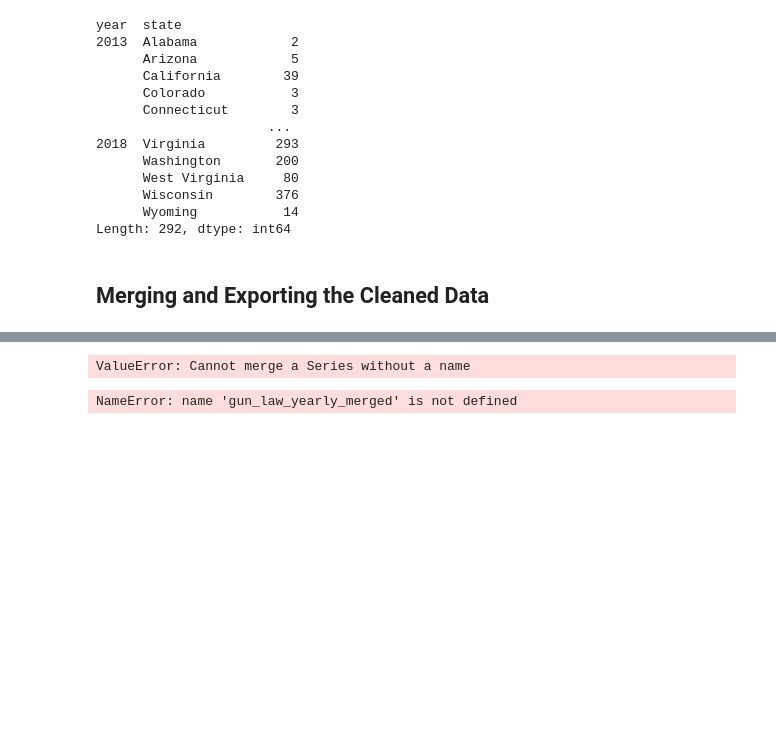
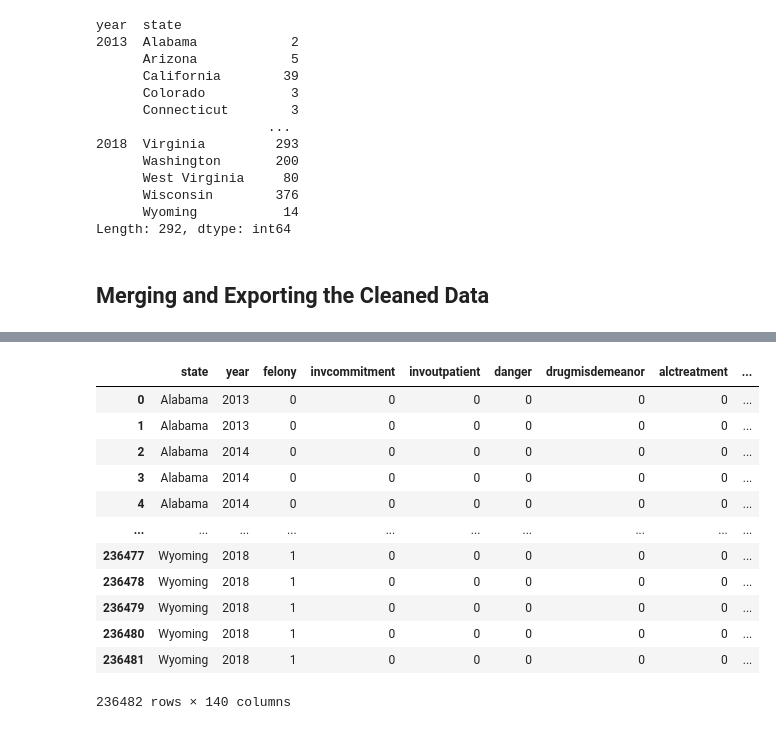
Before and after one commit to HopeAkrout/Final_Project, a Jupyter notebook: Final Project Data.ipynb, the cells around one changed output, grey strips where cells are left out. Cells and saved outputs as stored; diff of their text form; code cells hidden in the pictures; blank space fills up the shorter version.

```diff
--- a/Final Project Data.ipynb
+++ b/Final Project Data.ipynb
@@ -196,6 +248,9 @@ gun_violence_cleaned
 | 239675 | 1082514 | 2018 | Texas | 1 | 0 |
 | 239676 | 1081940 | 2018 | Maine | 2 | 0 |
 239677 rows × 5 columns
+# %%
+gun_violence_cleaned.dtypes
+gun_violence_cleaned['year'] = pd.to_numeric(gun_violence_cleaned['year'])
 # %%
 yearly_incidents = gun_violence_cleaned.groupby(['year', 'state']).size()
 yearly_incidents
@@ -215,3 +270,6 @@ year  state
 Length: 292, dtype: int64
 # %% [markdown]
 ## Merging and Exporting the Cleaned Data
+# %%
+# merge accidental deaths and gun violence cleaned to extend the gun violence dataset
+merged_violence = pd.concat([gun_violence_cleaned, accidental_deaths], ignore_index=True)
@@ -218,9 +295,19 @@ Length: 292, dtype: int64
 # %%
-# merge gun_law_2020 and yearly_incidents
-gun_law_yearly_merged = pd.merge(gun_law_2020, yearly_incidents, how='inner', on=['year','state'])
+# merge gun_law_2020 and with merged
+gun_laws_violence_merged = pd.merge(gun_law_2020, merged_violence, how='inner', left_on=['year','state'], right_on=['year', 'state'])
-# %% [output]
-ValueError: Cannot merge a Series without a name
 # %%
-gun_law_yearly_merged
+gun_laws_violence_merged
 # %% [output]
+|  | state | year | felony | invcommitment | invoutpatient | danger | drugmisdemeanor | alctreatment | ... |
+| 0 | Alabama | 2013 | 0 | 0 | 0 | 0 | 0 | 0 | ... |
+| 1 | Alabama | 2013 | 0 | 0 | 0 | 0 | 0 | 0 | ... |
+| 2 | Alabama | 2014 | 0 | 0 | 0 | 0 | 0 | 0 | ... |
+| 3 | Alabama | 2014 | 0 | 0 | 0 | 0 | 0 | 0 | ... |
+| 4 | Alabama | 2014 | 0 | 0 | 0 | 0 | 0 | 0 | ... |
+| ... | ... | ... | ... | ... | ... | ... | ... | ... | ... |
+| 236477 | Wyoming | 2018 | 1 | 0 | 0 | 0 | 0 | 0 | ... |
+| 236478 | Wyoming | 2018 | 1 | 0 | 0 | 0 | 0 | 0 | ... |
+| 236479 | Wyoming | 2018 | 1 | 0 | 0 | 0 | 0 | 0 | ... |
+| 236480 | Wyoming | 2018 | 1 | 0 | 0 | 0 | 0 | 0 | ... |
+| 236481 | Wyoming | 2018 | 1 | 0 | 0 | 0 | 0 | 0 | ... |
-NameError: name 'gun_law_yearly_merged' is not defined
+236482 rows × 140 columns
```
Also changed, not shown: parts of 7 cells of this notebook, 1 other file.
